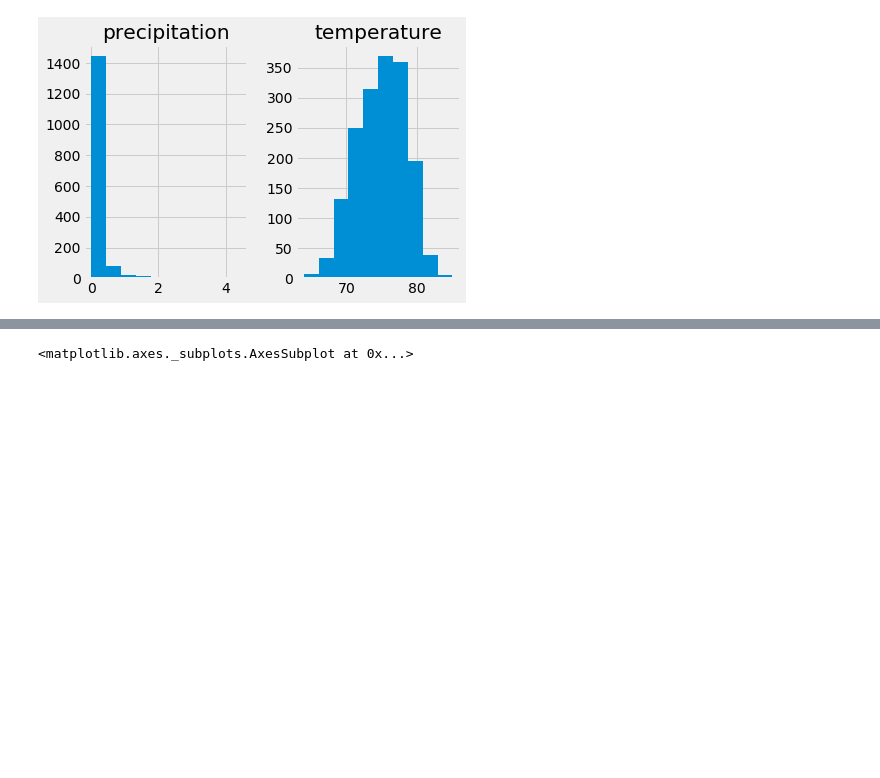
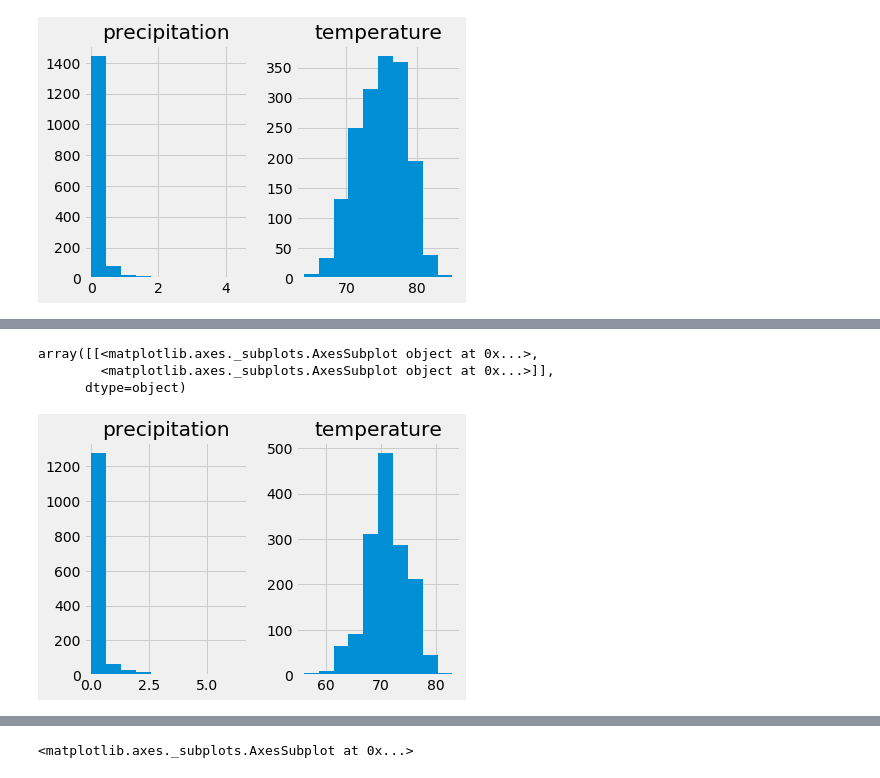
Before and after one commit to damiencorr/surfs_up, a Jupyter notebook: climate_analysis.ipynb, the cells around one changed output, grey strips where cells are left out. Drawn from its saved outputs; the diff is of its cells as text; code cells hidden in the pictures; blank space fills up the shorter version.

```diff
--- a/climate_analysis.ipynb
+++ b/climate_analysis.ipynb
@@ -322,0 +350,18 @@ dec_data['precipitation'].plot.box()
+# %%
+# Create a histogram to show the DECEMBER count and number of each (as bins) PRECIPITATION and TEMPERATURE measurements
+
+# OBSERVATION:
+
+# Precipition - as per June this distribution is skewed to the right
+# - There are fewer days with no rain
+# - There are days with more rain than in June
+
+# Temperature - as per June the distribution looks relatively normal
+# - The mean/median has dropped 4F from 75 to 71
+
+dec_data.hist(bins=10)
+# %% [output]
+array([[<matplotlib.axes._subplots.AxesSubplot object at 0x...>,
+        <matplotlib.axes._subplots.AxesSubplot object at 0x...>]],
+      dtype=object)
+[figure, added]
```
Also changed, not shown: parts of 18 cells of this notebook.
